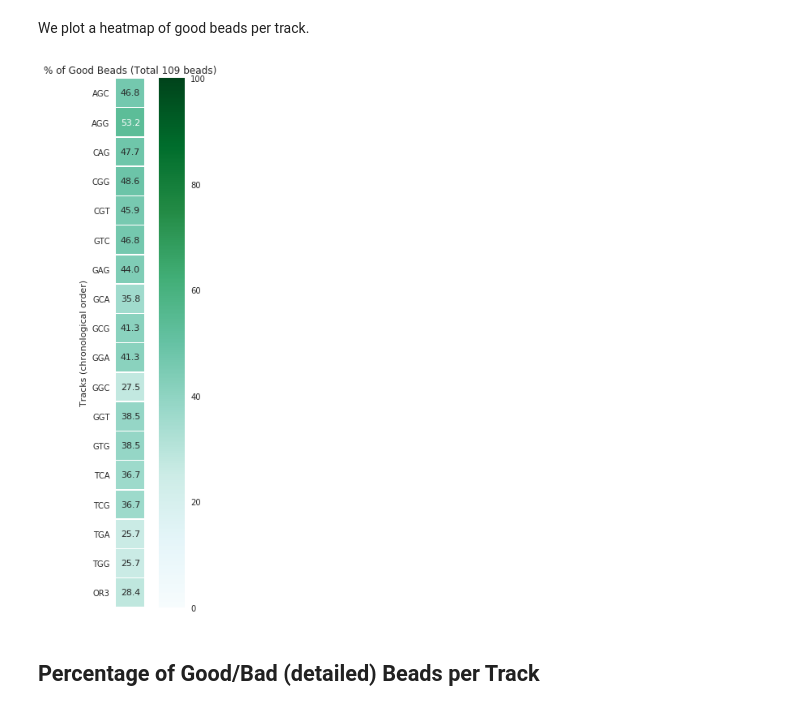
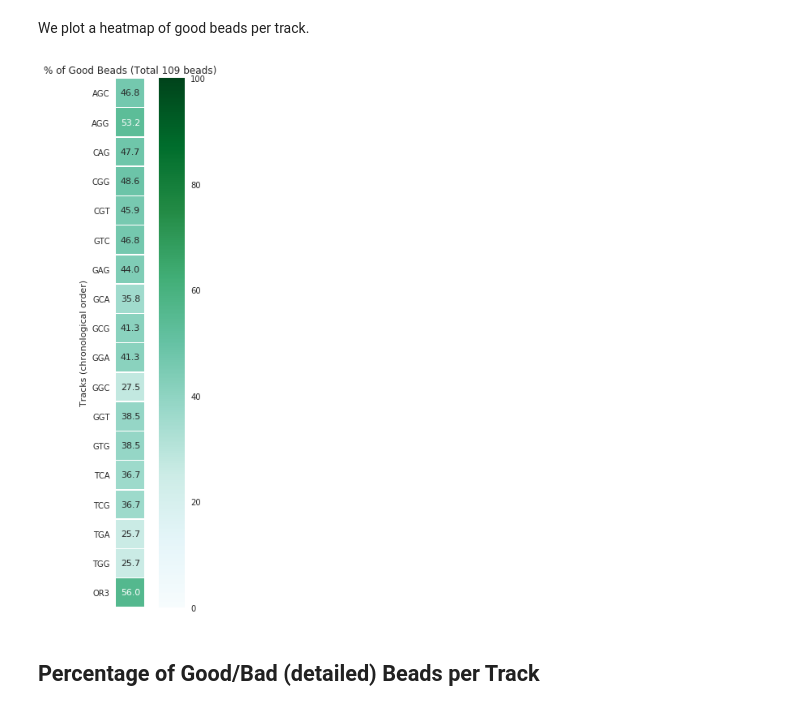
Before and after one commit to depixusgenome/trackanalysis, a Jupyter notebook: analyses/beadsquality.ipynb, the cells around one changed output. Cells and saved outputs as stored; diff of their text form; code cells hidden in the pictures.

```diff
--- a/analyses/beadsquality.ipynb
+++ b/analyses/beadsquality.ipynb
@@ -26,7 +26,8 @@ We can load a single track or a dictionary
 # %%
 #Load the track, put the path of the track file
 #track = Track("/media/sandra/sirius/Andreas/ssHP6_Sequencing_20171220/AGC_1nM/Test_022_043_AGC_1nM_OR3_20nM_ssHP6_FOV1.trk") #, match=".*_043_(\w\w\w)_.*")
-track = Track("../../Documents/local_test_data/AGC_1nM/Test_022_043_AGC_1nM_OR3_20nM_ssHP6_FOV1.trk")
+track = Track("../../Documents/local_test_data/tests/ssHP6_Sequencing_20171220/AGC_3nM/Test_022_043_AGC_3nM_OR3_20nM_ssHP6_FOV1.trk")
+#track = Track("/media/sandra/sirius/Andreas/ssHP6_Sequencing_20171220/AGC_1nM/Test_022_043_AGC_1nM_OR3_20nM_ssHP6_FOV1.trk")
 # %% [markdown]
 We define a name for `track`
 # %%
@@ -36,7 +37,9 @@ track.key = 'AGC'
 # %%
 #Load the tracks, put the path of the data folder
 #We can load .trk or .pk
-tracks = TracksDict("../../Documents/local_test_data/ssHP6_Sequencing_20171220//*.pk")
+#tracks = TracksDict("../../Documents/local_test_data/ssHP6_Sequencing_20171220//*.pk")
+tracks = TracksDict("../../Documents/local_test_data/tests/ssHP6_Sequencing_20171220/*/*.trk", match=".*_043_(\w\w\w)_.*")
+
 
 #the chronological order can be extracted from the .trk files
 tracks_original = TracksDict("/media/sandra/sirius/Andreas/ssHP6_Sequencing_20171220/*/*.trk", match=".*_043_(\w\w\w)_.*")
@@ -171,15 +175,15 @@ df_dfGoodBadBeads_single = dfGoodBadBeads(track)
 # %%
 #Assign variables order for tracks and beads
 order_tracks_best_single = [str(track.key)]
-order_tracks_chrono_single = df_dfGoodBadBeads_single.set_index('bead').columns.values
+order_tracks_chrono_single = list(df_dfGoodBadBeads_single.set_index('bead').columns.values)
 
-order_tracks_chrono = tracks_original.dataframe().set_index('key').sort_values(by='modification').index.values
-order_tracks_best = df_dfGoodBadBeads.set_index('bead').columns.values
+order_tracks_chrono = list(tracks_original.dataframe().set_index('key').sort_values(by='modification').index.values)
+order_tracks_best = list(df_dfGoodBadBeads.set_index('bead').columns.values)
 
 order_beads_normal_single = list(track.beadsonly.keys())
-order_beads_best_single = df_dfGoodBadBeads_single['bead'].values
+order_beads_best_single = list(df_dfGoodBadBeads_single['bead'].values)
 
 order_beads_normal = tracks.availablebeads()
-order_beads_best = df_dfGoodBadBeads['bead'].values
+order_beads_best = list(df_dfGoodBadBeads['bead'].values)
 # %%
 #to debug
@@ -398,12 +553,12 @@ def heatmapNumGoodBeads(df_resumeTracksQuality,pc,order = 'chrono'):
     plt.ylabel('Tracks ('+['chronological' if order=='chrono' else 'best-to-worst'][0]+' order)')
     return ax
 # %%
-heatmapNumGoodBeads(resume_dict,pc=True,order='chrono')
+heatmapNumGoodBeads(resume,pc=True,order='chrono')
 #pc = True for percentages, False for #
 #order = 'chrono' for chronological order of the tracks, 'best_to_worst' to sort by #good beads
 plt.show()
 # %% [output]
-[figure, old version]
+[figure, new version]
 # %% [markdown]
 ## Percentage of Good/Bad (detailed) Beads per Track
 # %% [markdown]
```
Also changed, not shown: parts of 29 cells of this notebook.
